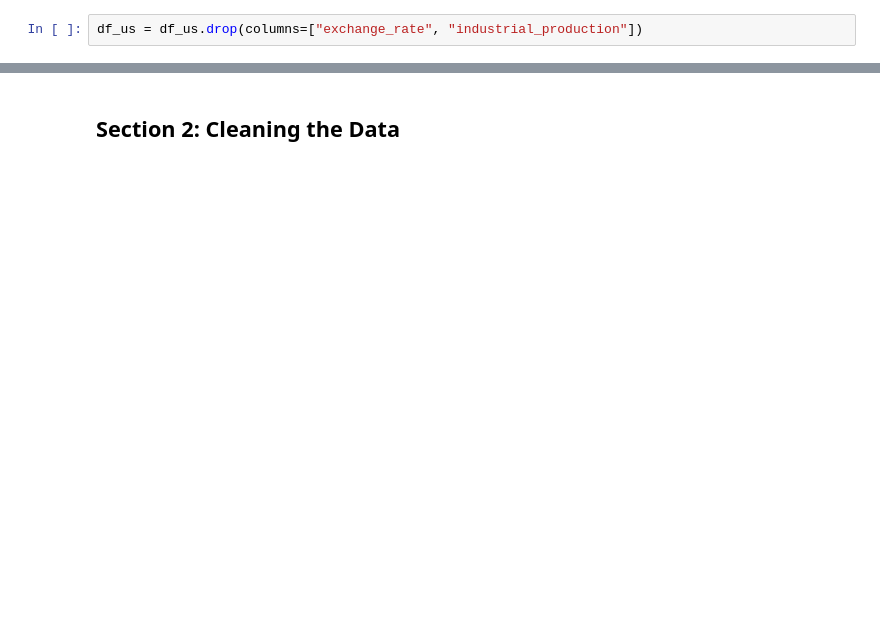
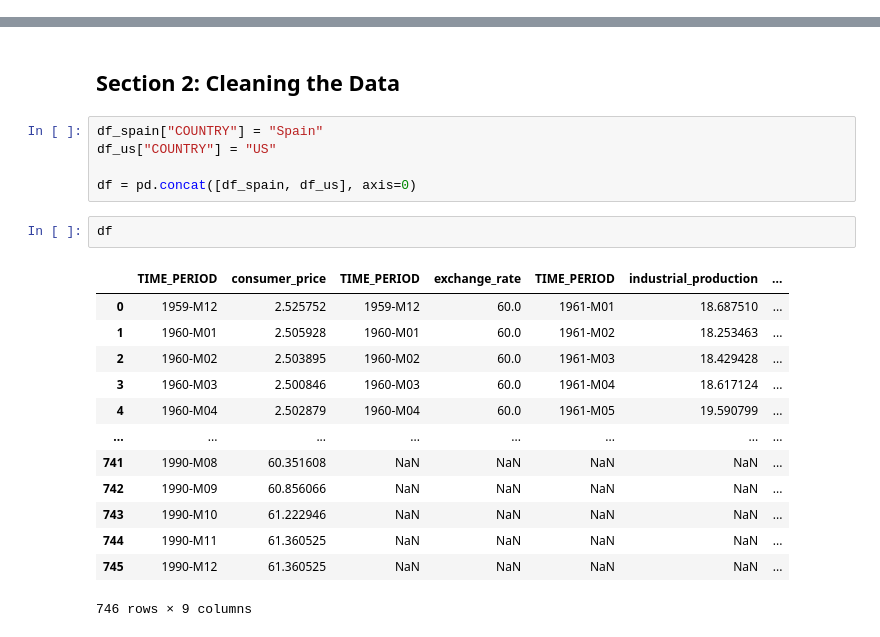
Before and after one commit to jxy-ygjm/EC1B1-Coursework, a Jupyter notebook: EC1B1_Code_ipynb_Group_55.ipynb, the cells around one changed output, grey strips where cells are left out. Cells and saved outputs as stored; diff of their text form; blank space fills up the shorter version.

```diff
--- a/EC1B1_Code_ipynb_Group_55.ipynb
+++ b/EC1B1_Code_ipynb_Group_55.ipynb
@@ -122,5 +116,3 @@ Remember no data of `exchange_rate` and `industrial_production` for US, so drop
-# %%
-df_us = df_us.drop(columns=["exchange_rate", "industrial_production"])
 # %% [markdown]
 As `consumer_price`, `exchange_rate` and `industrial_production` are indices or have direct meaning, we do not need to know their scale, but for international_reserves, as its nominal measure, we need to know its scale
 # %%
@@ -145,2 +146,23 @@ df_us = df_us.rename(
 # %% [markdown]
 ## Section 2: Cleaning the Data
+# %%
+df_spain["COUNTRY"] = "Spain"
+df_us["COUNTRY"] = "US"
+
+df = pd.concat([df_spain, df_us], axis=0)
+# %%
+df
+# %% [output]
+|  | TIME_PERIOD | consumer_price | TIME_PERIOD | exchange_rate | TIME_PERIOD | industrial_production | ... |
+| 0 | 1959-M12 | 2.525752 | 1959-M12 | 60.0 | 1961-M01 | 18.687510 | ... |
+| 1 | 1960-M01 | 2.505928 | 1960-M01 | 60.0 | 1961-M02 | 18.253463 | ... |
+| 2 | 1960-M02 | 2.503895 | 1960-M02 | 60.0 | 1961-M03 | 18.429428 | ... |
+| 3 | 1960-M03 | 2.500846 | 1960-M03 | 60.0 | 1961-M04 | 18.617124 | ... |
+| 4 | 1960-M04 | 2.502879 | 1960-M04 | 60.0 | 1961-M05 | 19.590799 | ... |
+| ... | ... | ... | ... | ... | ... | ... | ... |
+| 741 | 1990-M08 | 60.351608 | NaN | NaN | NaN | NaN | ... |
+| 742 | 1990-M09 | 60.856066 | NaN | NaN | NaN | NaN | ... |
+| 743 | 1990-M10 | 61.222946 | NaN | NaN | NaN | NaN | ... |
+| 744 | 1990-M11 | 61.360525 | NaN | NaN | NaN | NaN | ... |
+| 745 | 1990-M12 | 61.360525 | NaN | NaN | NaN | NaN | ... |
+746 rows × 9 columns
```
Also changed, not shown: parts of 6 cells of this notebook.
